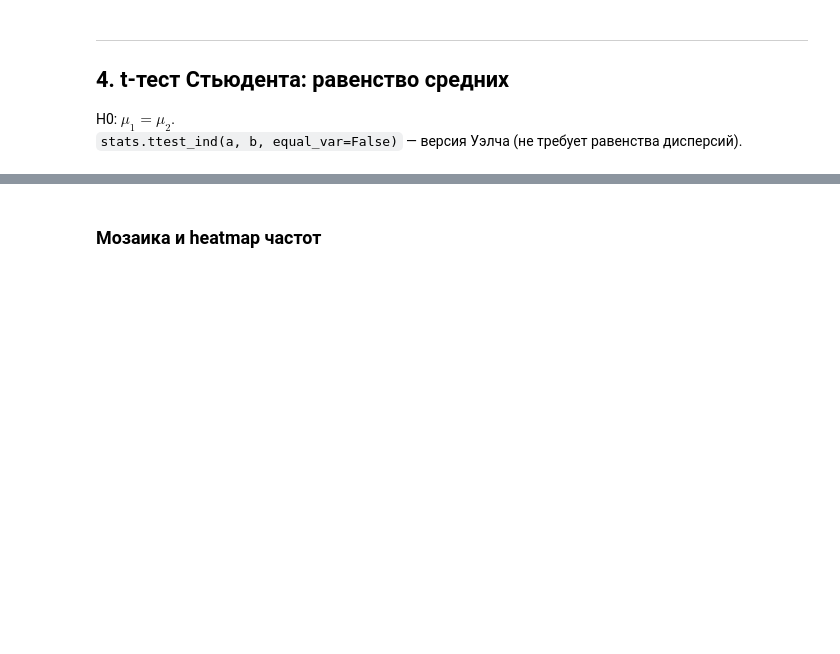
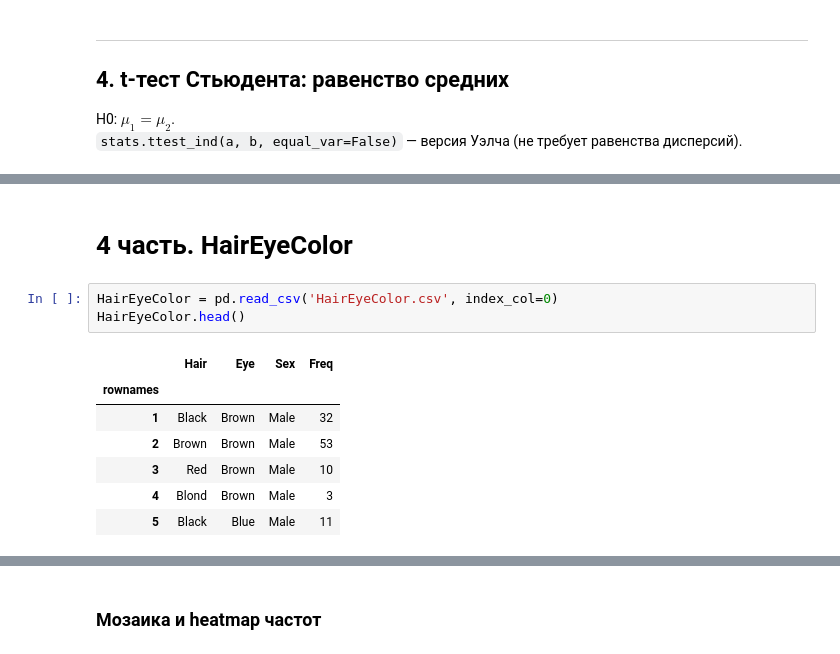
Before and after one commit to Qweeckusha/big_data_vvsu, a Jupyter notebook: practices/lab10/Task_10_Statistical_Tests_Python.ipynb, the cells around one changed output, grey strips where cells are left out. Cells and saved outputs as stored; diff of their text form; blank space fills up the shorter version.

```diff
--- a/practices/lab10/Task_10_Statistical_Tests_Python.ipynb
+++ b/practices/lab10/Task_10_Statistical_Tests_Python.ipynb
@@ -145,0 +188,13 @@ print(f"  t={t:.4f}, p={p:.4g}")
+# %% [markdown]
+# 4 часть. HairEyeColor
+# %%
+HairEyeColor = pd.read_csv('HairEyeColor.csv', index_col=0)
+HairEyeColor.head()
+# %% [output]
+|  | Hair | Eye | Sex | Freq |
+| rownames |  |  |  |  |
+| 1 | Black | Brown | Male | 32 |
+| 2 | Brown | Brown | Male | 53 |
+| 3 | Red | Brown | Male | 10 |
+| 4 | Blond | Brown | Male | 3 |
+| 5 | Black | Blue | Male | 11 |
```
Also changed, not shown: parts of 23 cells of this notebook.
